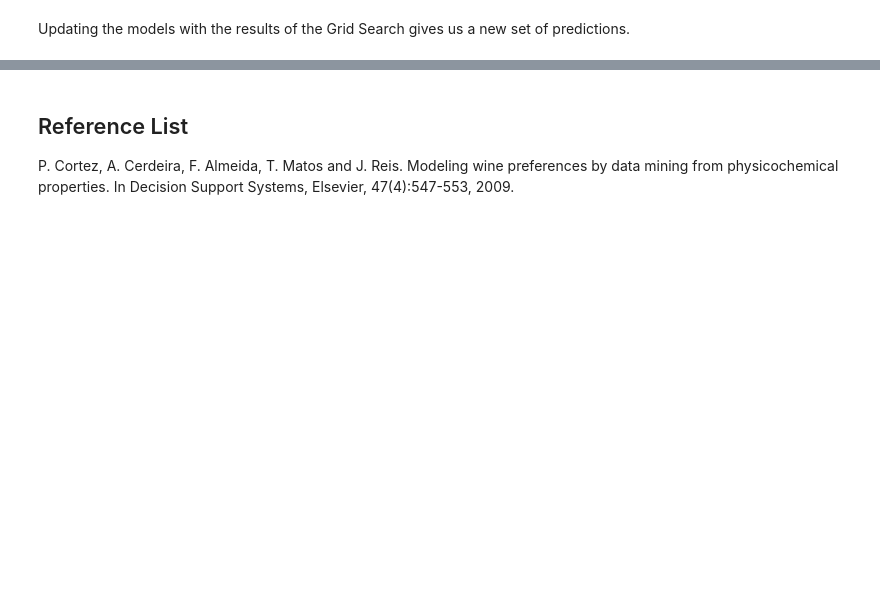
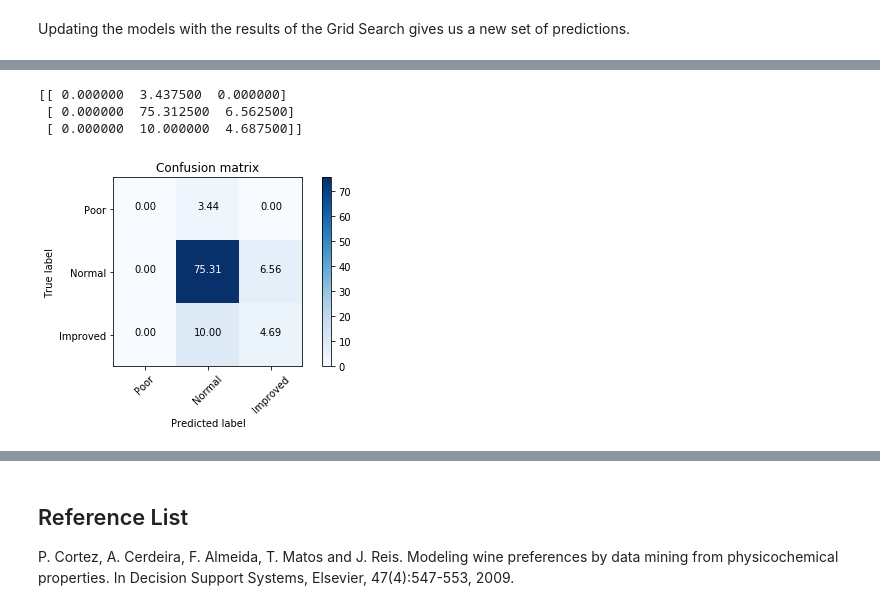
Before and after one commit to vipulpopat/MSCAI_CE4021_Project, a Jupyter notebook: GroupProject_18195326.ipynb, the cells around one changed output, grey strips where cells are left out. Drawn from its saved outputs; the diff is of its cells as text; code cells hidden in the pictures; blank space fills up the shorter version.

Commit message:
Added Visualisation

```diff
--- a/GroupProject_18195326.ipynb
+++ b/GroupProject_18195326.ipynb
@@ -251,8 +254,8 @@ Based on the earlier steps above, for this step we'll create a new pipeline that
 * Uses PCA to reduce the number of components to 5
 * Executes the MLPClassifier
 # %%
-mlp_net_adam = MLPClassifier(hidden_layer_sizes=(10,10), alpha=1, activation='relu', solver='adam', batch_size=20, shuffle=True, verbose=False, random_state=42)
-mlp_net_bfgs = MLPClassifier(hidden_layer_sizes=(10,10), alpha=1, activation='relu', solver='lbfgs', verbose=True, random_state=42)
+mlp_net_adam = MLPClassifier(hidden_layer_sizes=(4,4), alpha=1, activation='relu', solver='adam', batch_size=20, shuffle=True, verbose=False, random_state=42)
+mlp_net_bfgs = MLPClassifier(hidden_layer_sizes=(4,4), alpha=1, activation='relu', solver='lbfgs', verbose=True, random_state=42)
 
 model_pipe_adam = pipeline.make_pipeline(preprocessing.RobustScaler(), PCA(n_components=5), mlp_net_adam)
 model_pipe_adam.fit(wine_data_train, wine_target_train)
@@ -344,0 +313,36 @@ print(predictions)
+# %%
+predictions = mlp_grid_bfgs.predict(wine_data_test)
+
+conf_matrix = metrics.confusion_matrix(wine_target_test, predictions)
+conf_matrix_percent = (conf_matrix/320)*100
+
+def plot_confusion_matrix(cm, classes,  cmap=plt.cm.Blues):
+    plt.imshow(cm, interpolation='nearest', cmap=cmap)
+    plt.title('Confusion matrix')
+    plt.colorbar()
+    tick_marks = np.arange(len(classes))
+    plt.xticks(tick_marks, classes, rotation=45)
+    plt.yticks(tick_marks, classes)
+
+    fmt = ".2f"
+    thresh = cm.max() / 2.
+    for i, j in itertools.product(range(cm.shape[0]), range(cm.shape[1])):
+        plt.text(j, i, format(cm[i, j], fmt),
+                 horizontalalignment="center",
+                 color="white" if cm[i, j] > thresh else "black")
+
+    plt.ylabel('True label')
+    plt.xlabel('Predicted label')
+    plt.tight_layout()
+
+
+plot_confusion_matrix(conf_matrix_percent, ["Poor", "Normal", "Improved"])
+
+
+
+print(conf_matrix_percent)
+# %% [output]
+[[ 0.000000  3.437500  0.000000]
+ [ 0.000000  75.312500  6.562500]
+ [ 0.000000  10.000000  4.687500]]
+[figure, added]
```
Also changed, not shown: parts of 9 cells of this notebook.
